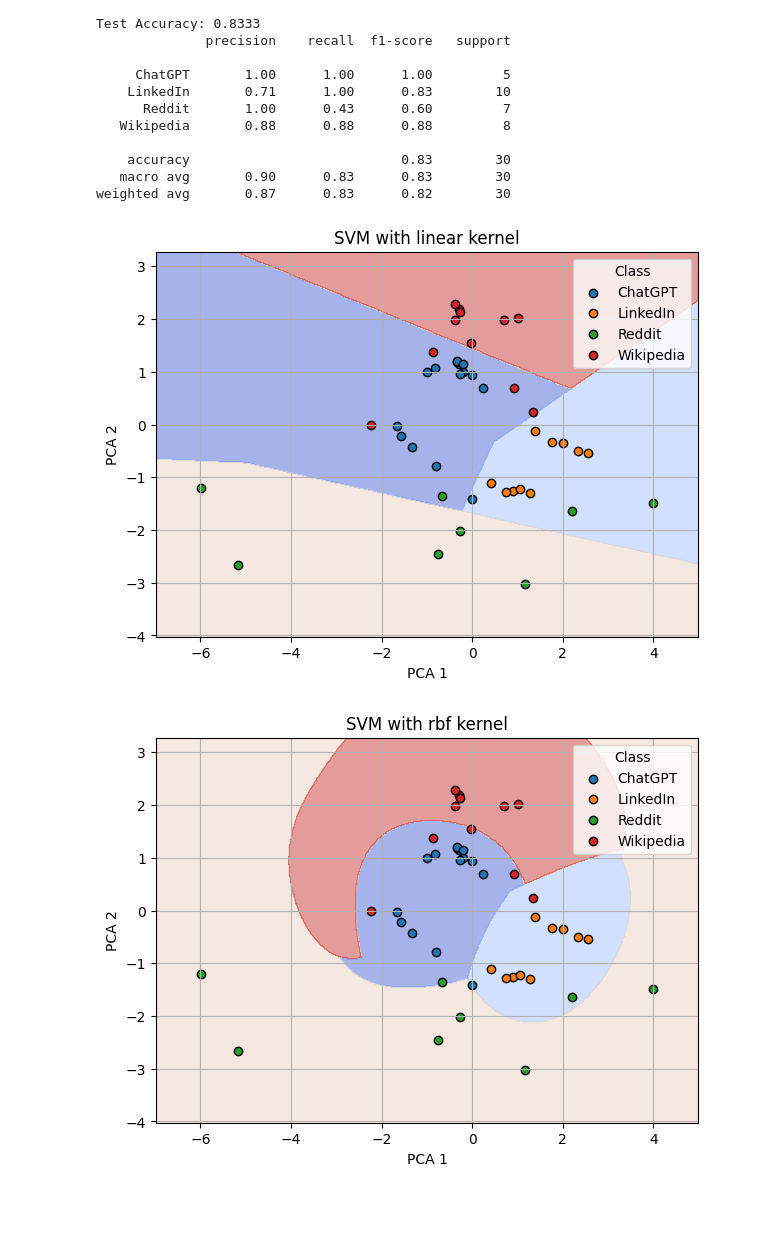
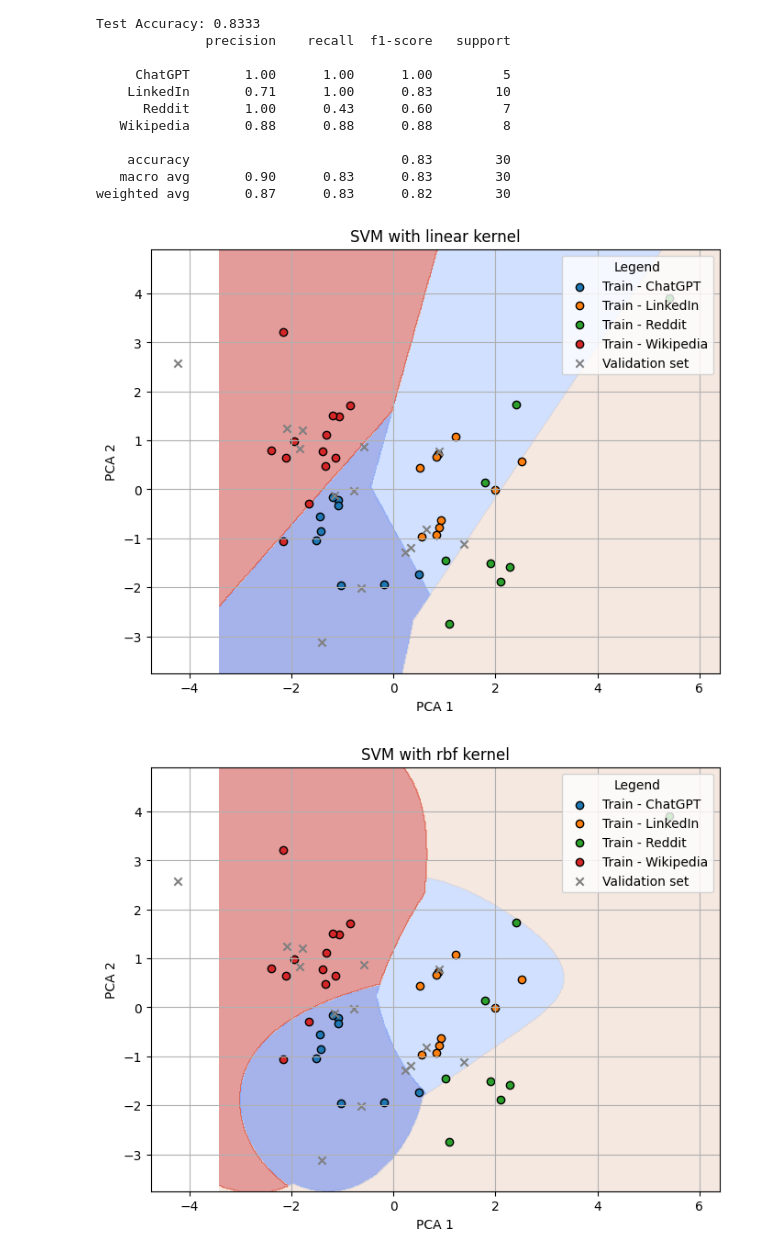
Before and after one commit to DurinMMII/coll400, a Jupyter notebook: sortedData/Support_Vector_Model.ipynb, the cells around one changed output. Drawn from its saved outputs; the diff is of its cells as text; code cells hidden in the pictures; blank space fills up the shorter version.

Commit message:
validation set addition

```diff
--- a/sortedData/Support_Vector_Model.ipynb
+++ b/sortedData/Support_Vector_Model.ipynb
@@ -400,76 +476,82 @@ Test Accuracy: 0.8333
    macro avg       0.90      0.83      0.83        30
 weighted avg       0.87      0.83      0.82        30
 # %%
-!pip install -q scikit-learn
-!pip install -q pandas numpy matplotlib seaborn
 from sklearn.decomposition import PCA
 from sklearn.preprocessing import LabelEncoder
 
-# Apply PCA for dimensionality reduction to 2 components
-pca = PCA(n_components=2)  # Initialize PCA with 2 components for visualization
-X_pca = pca.fit_transform(X_train_scaled) # Apply fit_transform to training data
+# Apply PCA to training data only (fit only on training set)
+pca = PCA(n_components=2)
+X_train_pca = pca.fit_transform(X_train_scaled)
+X_val_pca = pca.transform(X_val_scaled)  # Apply transform to validation set
 
-def plot_kernel_decision_boundary(kernel, X_pca, y_train): # Changed y to y_train
+def plot_kernel_decision_boundary(kernel, X_train_pca, y_train, X_val_pca, y_val):
     le = LabelEncoder()
-    y_encoded = le.fit_transform(y_train) # Changed y to y_train
+    y_train_encoded = le.fit_transform(y_train)
+    y_val_encoded = le.transform(y_val)
     class_names = le.classes_
 
-    model = SVC(kernel=kernel, gamma='scale', C=1).fit(X_pca, y_encoded)
+    # Train model only on training PCA data
+    model = SVC(kernel=kernel, gamma='scale', C=1).fit(X_train_pca, y_train_encoded)
 
     h = 0.02
-    x_min, x_max = X_pca[:, 0].min() - 1, X_pca[:, 0].max() + 1
-    y_min, y_max = X_pca[:, 1].min() - 1, X_pca[:, 1].max() + 1
+    x_min, x_max = X_train_pca[:, 0].min() - 1, X_train_pca[:, 0].max() + 1
+    y_min, y_max = X_train_pca[:, 1].min() - 1, X_train_pca[:, 1].max() + 1
     xx, yy = np.meshgrid(np.arange(x_min, x_max, h),
                          np.arange(y_min, y_max, h))
     grid_points = np.c_[xx.ravel(), yy.ravel()]
     Z = model.predict(grid_points).reshape(xx.shape)
 
-    plt.figure(figsize=(7, 5))
+    plt.figure(figsize=(8, 6))
     plt.contourf(xx, yy, Z, cmap='coolwarm', alpha=0.5)
 
-    # Plot each class separately for proper legend
+    # Plot training data with class-colored dots
     for idx, class_name in enumerate(class_names):
         plt.scatter(
-            X_pca[y_encoded == idx, 0],
-            X_pca[y_encoded == idx, 1],
-            edgecolors='k',
-            label=class_name
+            X_train_pca[y_train_encoded == idx, 0],
+            X_train_pca[y_train_encoded == idx, 1],
+            edgecolors='k', label=f"Train - {class_name}"
         )
+
+    # Plot validation data in gray
+    plt.scatter(
+        X_val_pca[:, 0], X_val_pca[:, 1],
+        c='gray', marker='x', label='Validation set'
+    )
 
     # Highlight support vectors
     plt.scatter(
         model.support_vectors_[:, 0],
         model.support_vectors_[:, 1],
-        s=100, facecolors='none', linewidths=1.5,
+        s=100, facecolors='none', linewidths=1.5
     )
-
 
     plt.title(f"SVM with {kernel} kernel")
     plt.xlabel('PCA 1')
     plt.ylabel('PCA 2')
-    plt.legend(title='Class')
+    plt.legend(title='Legend', loc='upper right')
     plt.grid(True)
     plt.show()
 
     return model
 
 # Kernel list and storage
 kernels = ['linear', 'rbf', 'poly', 'sigmoid']
 all_models = []
 
-# Run and store each kernel's model
+# Plot each kernel decision boundary with validation points
 for k in kernels:
-    trained_model = plot_kernel_decision_boundary(k, X_pca, y_train) # Changed y to y_train
-    all_models.append(trained_model)
+    model = plot_kernel_decision_boundary(k, X_train_pca, y_train, X_val_pca, y_val)
+    all_models.append(model)
 
-# Bar plot of number of support vectors per kernel
+# Bar plot of number of support vectors
 plt.figure(figsize=(8, 5))
 plt.bar(kernels, [model.n_support_.sum() for model in all_models], color='orchid')
 plt.title("Number of Support Vectors per Kernel")
 plt.xlabel("Kernel")
 plt.ylabel("Support Vectors")
 plt.grid(axis='y')
 plt.show()
+# https://scikit-learn.org/stable/auto_examples/svm/plot_iris_svc.html#sphx-glr-auto-examples-svm-plot-iris-svc-py
 # %% [output]
-[figure, old version]
+[figure, new version]
-[figure, old version]
+[figure, new version]
```
Also changed, not shown: parts of 10 cells of this notebook.
